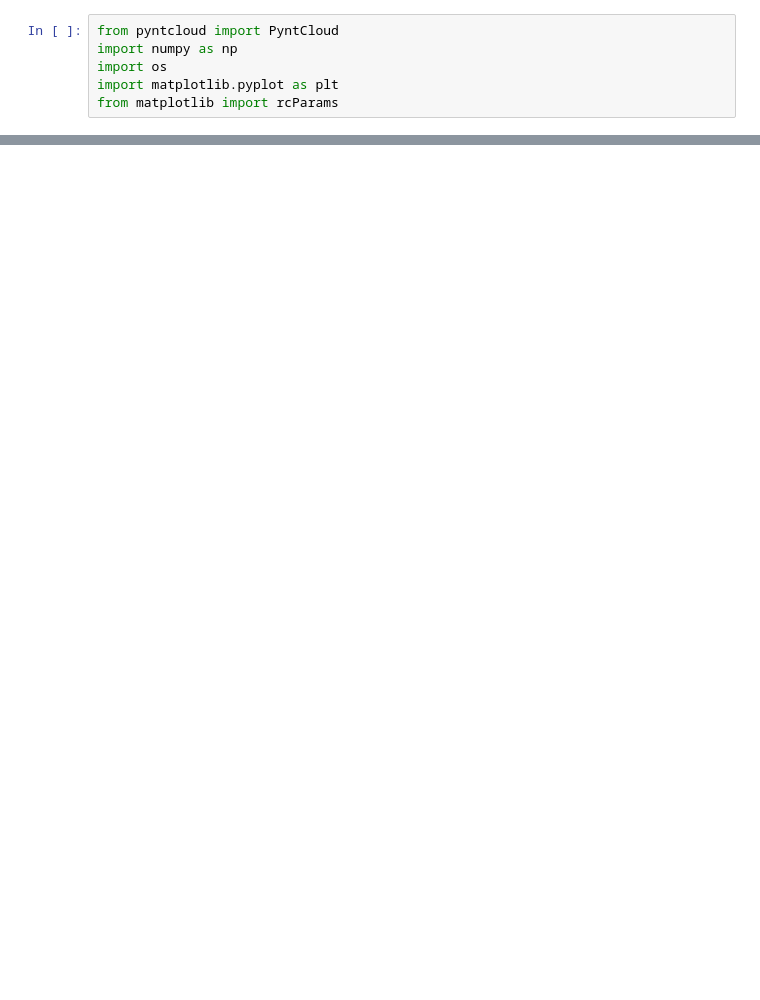
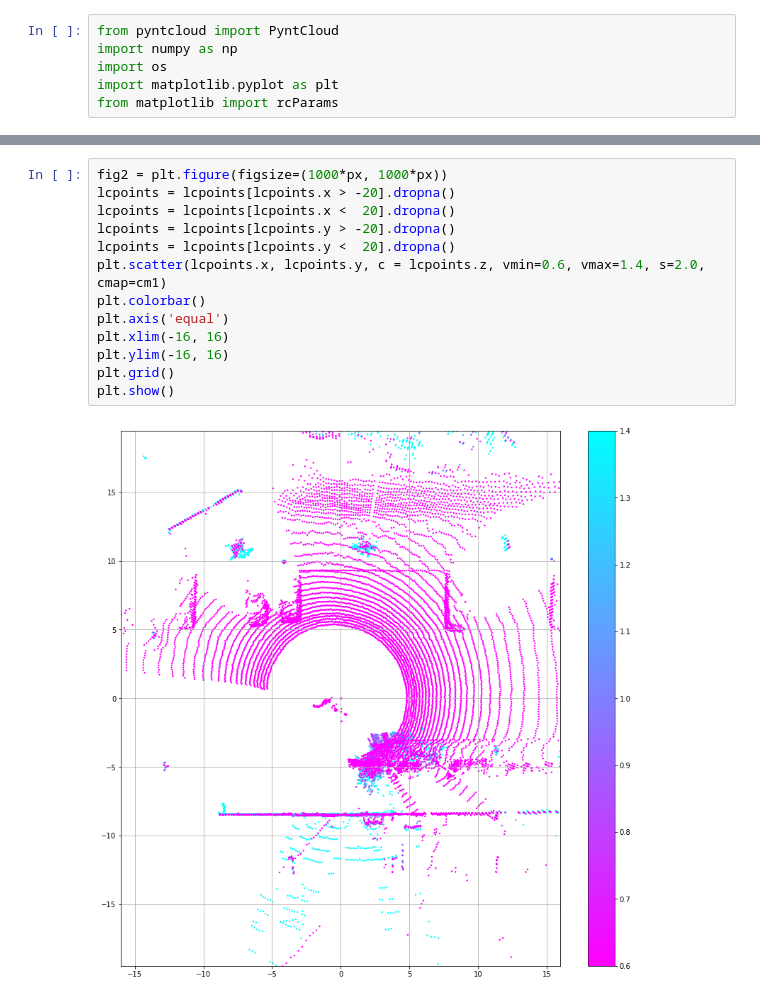
Before and after one commit to horverno/lidar-tinkering-ipython, a Jupyter notebook: display lidar data.ipynb, the cells around one changed output, grey strips where cells are left out. Drawn from its saved outputs; the diff is of its cells as text; blank space fills up the shorter version.

```diff
--- a/display lidar data.ipynb
+++ b/display lidar data.ipynb
@@ -16,0 +36,15 @@ Current path = c:\github\lidar-tinkering-ipython
+# %%
+fig2 = plt.figure(figsize=(1000*px, 1000*px))
+lcpoints = lcpoints[lcpoints.x > -20].dropna()
+lcpoints = lcpoints[lcpoints.x <  20].dropna()
+lcpoints = lcpoints[lcpoints.y > -20].dropna()
+lcpoints = lcpoints[lcpoints.y <  20].dropna()
+plt.scatter(lcpoints.x, lcpoints.y, c = lcpoints.z, vmin=0.6, vmax=1.4, s=2.0, cmap=cm1)
+plt.colorbar()
+plt.axis('equal')
+plt.xlim(-16, 16)
+plt.ylim(-16, 16)
+plt.grid()
+plt.show()
+# %% [output]
+[figure, added]
```
Also changed, not shown: parts of 4 cells of this notebook.
